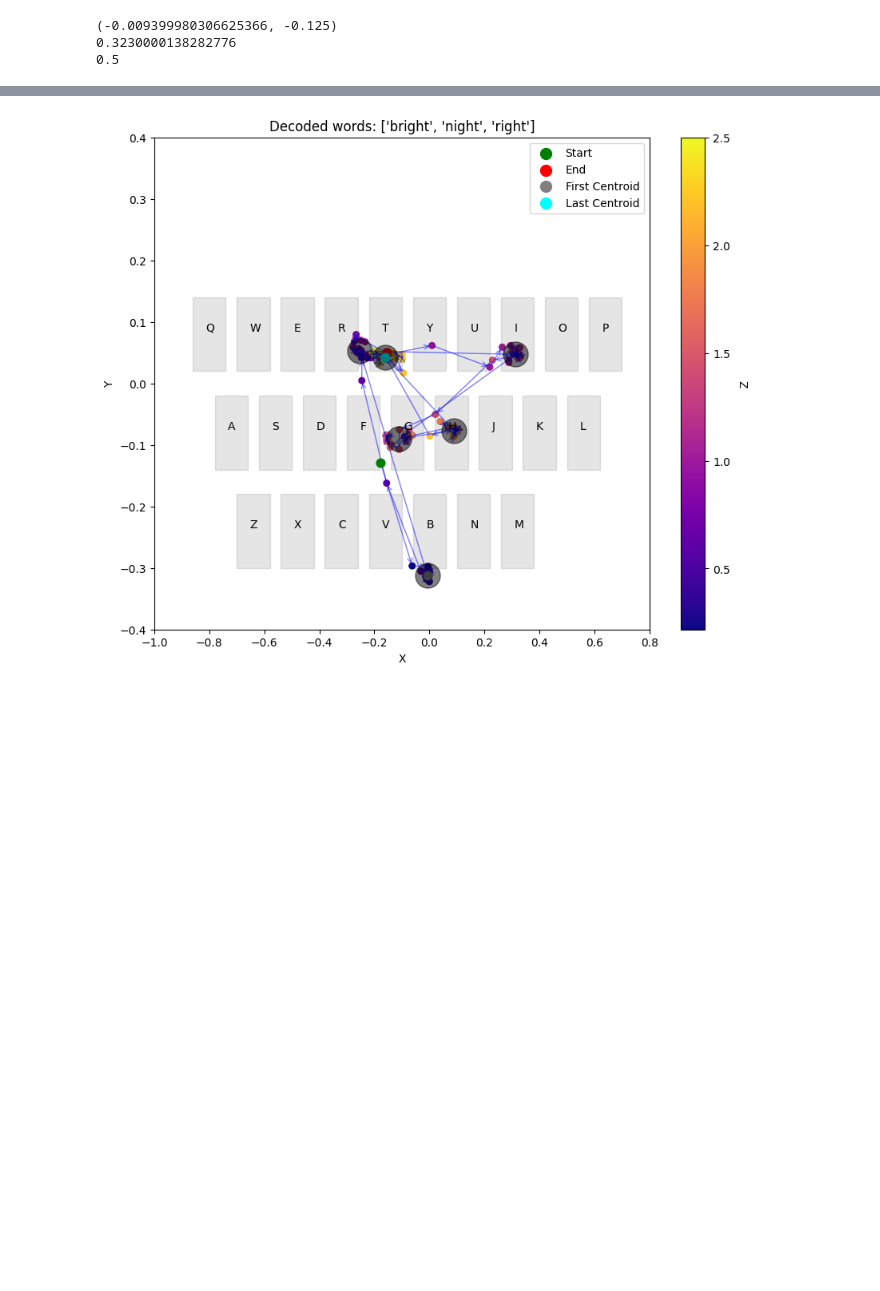
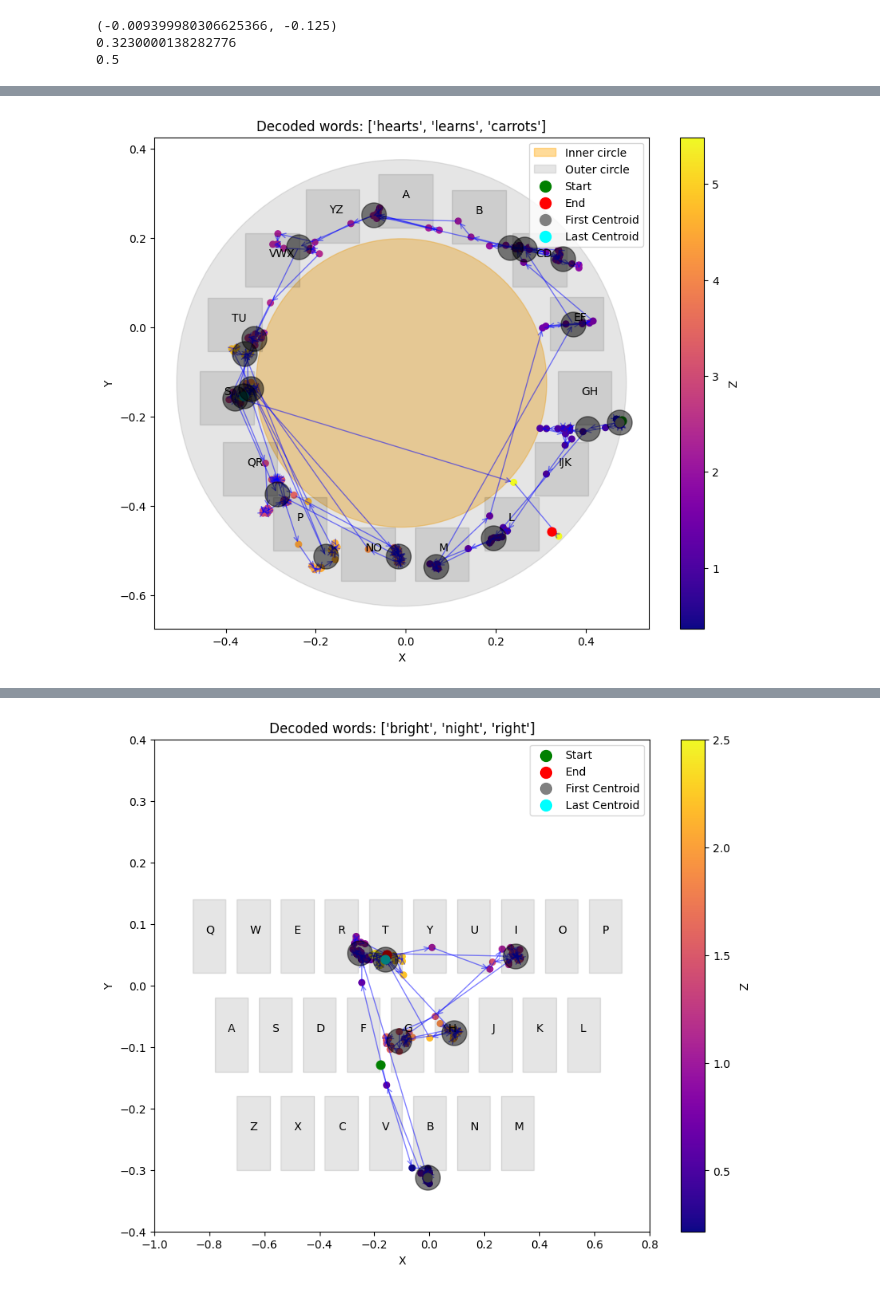
Before and after one commit to JoaoLucasMBC/swEYEpe-decoder, a Jupyter notebook: vis/visualizations.ipynb, the cells around one changed output, grey strips where cells are left out. Cells and saved outputs as stored; diff of their text form; code cells hidden in the pictures; blank space fills up the shorter version.

```diff
--- a/vis/visualizations.ipynb
+++ b/vis/visualizations.ipynb
@@ -468,0 +579,7 @@ plt.show()
+# %%
+
+all_words, centroids, key_positions_df, gaze_paths, top_words = ProcessEyeData("../eyeData/Arnav_Aidan_no_delete_test/ArnavCircle_eyeTracking2024-10-28 11-55-21.txt")
+# %%
+ShowGazePath(all_words, centroids, key_positions_df, gaze_paths, top_words, i=2)
+# %% [output]
+[figure, added]
```
Also changed, not shown: parts of 36 cells of this notebook, 8 other files.
